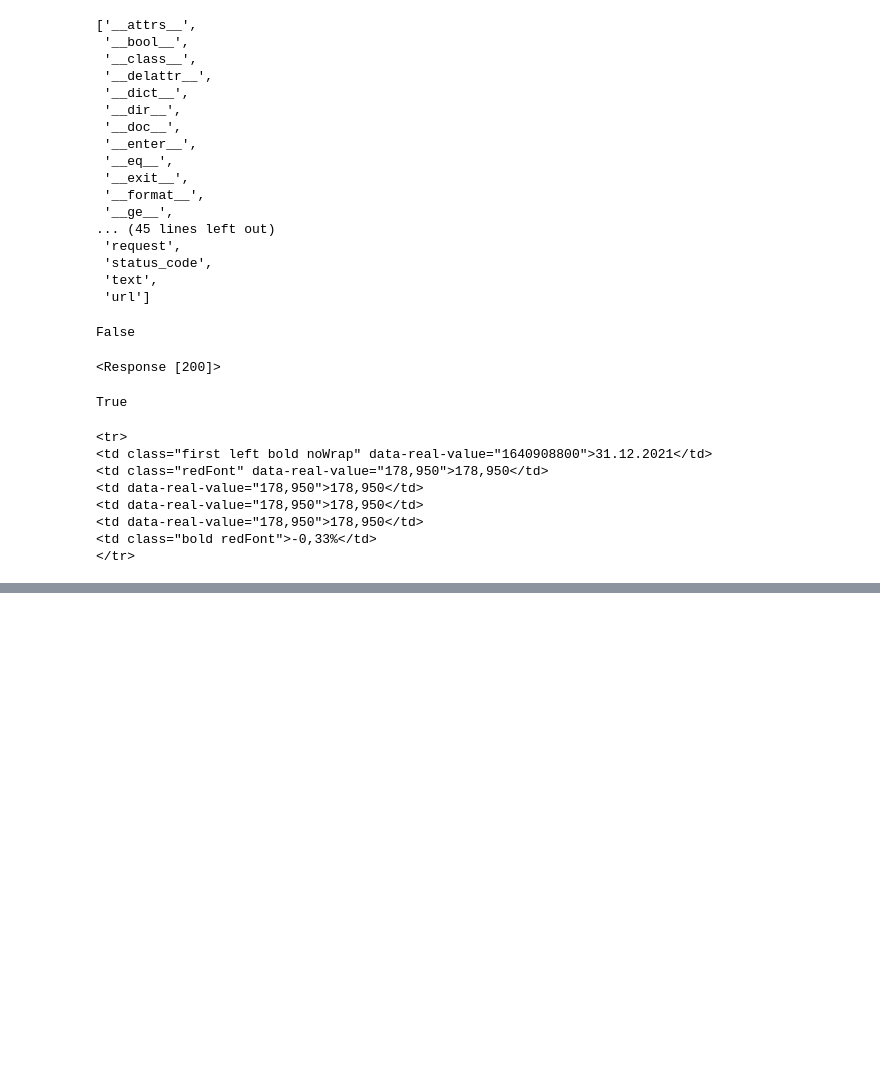
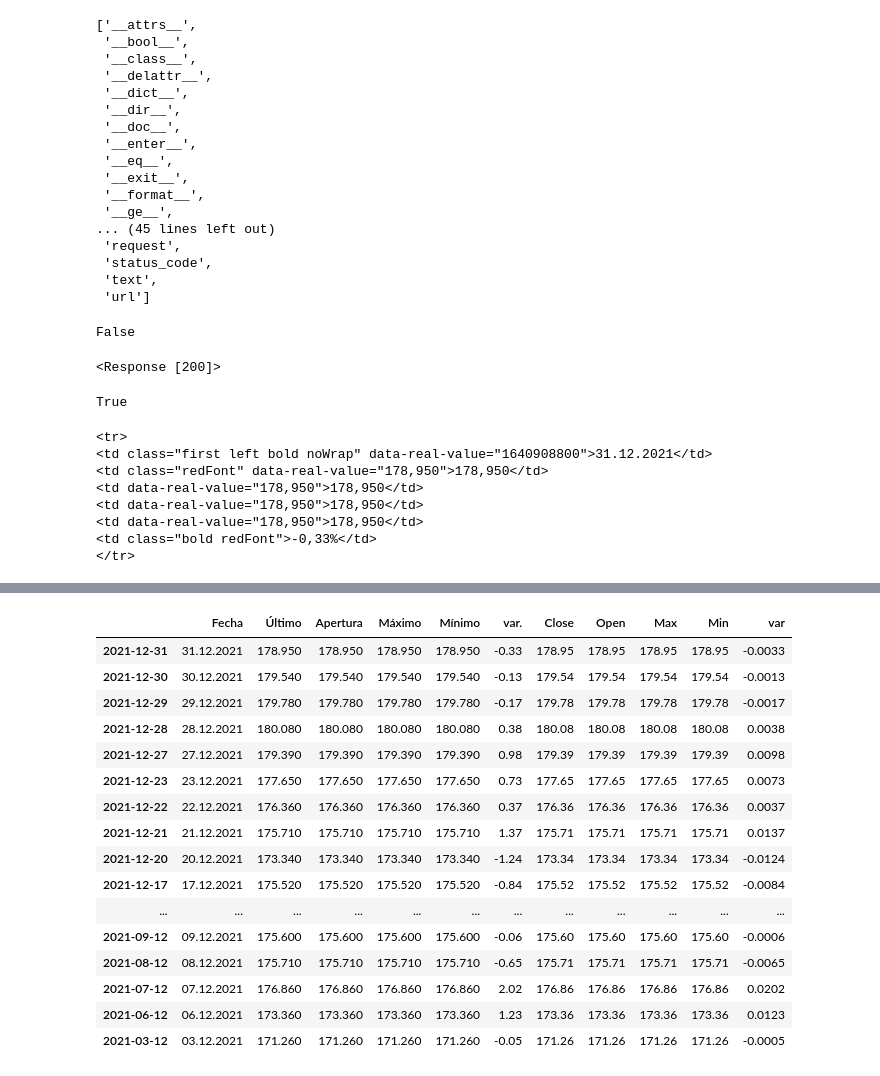
Before and after one commit to manuellopper/portfolioManagement, a Jupyter notebook: webscrapping.ipynb, the cells around one changed output, grey strips where cells are left out. Saved outputs shown, nothing was run; the diff lists cells and outputs as text; code cells hidden in the pictures; blank space fills up the shorter version.

```diff
--- a/webscrapping.ipynb
+++ b/webscrapping.ipynb
@@ -267,0 +353,28 @@ df2
+# %%
+df["Open"]=df["Apertura"].astype("float")
+# %%
+df["Max"]=df["Máximo"].astype("float")
+# %%
+df["Min"]=df["Mínimo"].astype("float")
+# %%
+df["var"]=df[" var."].astype("float") / 100
+# %%
+df
+# %% [output]
+|  | Fecha | Último | Apertura | Máximo | Mínimo | var. | Close | Open | Max | Min | var |
+| 2021-12-31 | 31.12.2021 | 178.950 | 178.950 | 178.950 | 178.950 | -0.33 | 178.95 | 178.95 | 178.95 | 178.95 | -0.0033 |
+| 2021-12-30 | 30.12.2021 | 179.540 | 179.540 | 179.540 | 179.540 | -0.13 | 179.54 | 179.54 | 179.54 | 179.54 | -0.0013 |
+| 2021-12-29 | 29.12.2021 | 179.780 | 179.780 | 179.780 | 179.780 | -0.17 | 179.78 | 179.78 | 179.78 | 179.78 | -0.0017 |
+| 2021-12-28 | 28.12.2021 | 180.080 | 180.080 | 180.080 | 180.080 | 0.38 | 180.08 | 180.08 | 180.08 | 180.08 | 0.0038 |
+| 2021-12-27 | 27.12.2021 | 179.390 | 179.390 | 179.390 | 179.390 | 0.98 | 179.39 | 179.39 | 179.39 | 179.39 | 0.0098 |
+| 2021-12-23 | 23.12.2021 | 177.650 | 177.650 | 177.650 | 177.650 | 0.73 | 177.65 | 177.65 | 177.65 | 177.65 | 0.0073 |
+| 2021-12-22 | 22.12.2021 | 176.360 | 176.360 | 176.360 | 176.360 | 0.37 | 176.36 | 176.36 | 176.36 | 176.36 | 0.0037 |
+| 2021-12-21 | 21.12.2021 | 175.710 | 175.710 | 175.710 | 175.710 | 1.37 | 175.71 | 175.71 | 175.71 | 175.71 | 0.0137 |
+| 2021-12-20 | 20.12.2021 | 173.340 | 173.340 | 173.340 | 173.340 | -1.24 | 173.34 | 173.34 | 173.34 | 173.34 | -0.0124 |
+| 2021-12-17 | 17.12.2021 | 175.520 | 175.520 | 175.520 | 175.520 | -0.84 | 175.52 | 175.52 | 175.52 | 175.52 | -0.0084 |
+| ... | ... | ... | ... | ... | ... | ... | ... | ... | ... | ... | ... |
+| 2021-09-12 | 09.12.2021 | 175.600 | 175.600 | 175.600 | 175.600 | -0.06 | 175.60 | 175.60 | 175.60 | 175.60 | -0.0006 |
+| 2021-08-12 | 08.12.2021 | 175.710 | 175.710 | 175.710 | 175.710 | -0.65 | 175.71 | 175.71 | 175.71 | 175.71 | -0.0065 |
+| 2021-07-12 | 07.12.2021 | 176.860 | 176.860 | 176.860 | 176.860 | 2.02 | 176.86 | 176.86 | 176.86 | 176.86 | 0.0202 |
+| 2021-06-12 | 06.12.2021 | 173.360 | 173.360 | 173.360 | 173.360 | 1.23 | 173.36 | 173.36 | 173.36 | 173.36 | 0.0123 |
+| 2021-03-12 | 03.12.2021 | 171.260 | 171.260 | 171.260 | 171.260 | -0.05 | 171.26 | 171.26 | 171.26 | 171.26 | -0.0005 |
```
Also changed, not shown: parts of 19 cells of this notebook.
